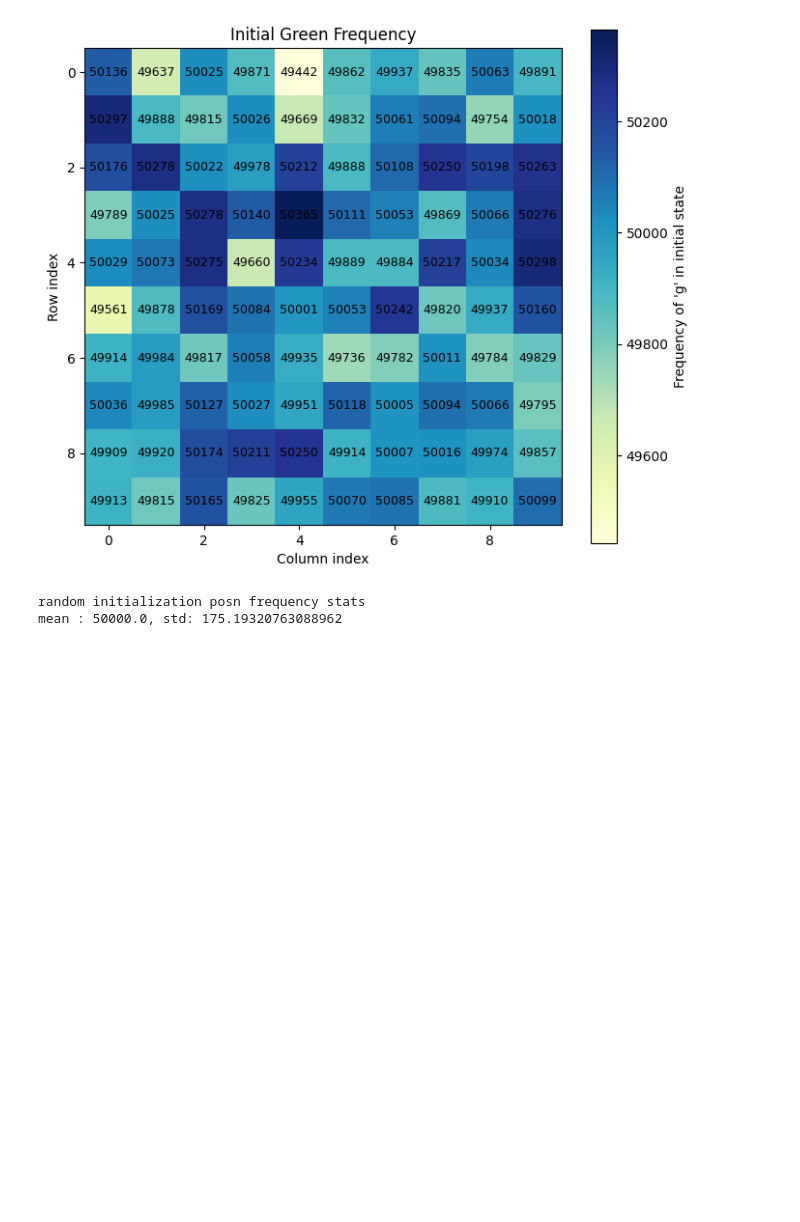
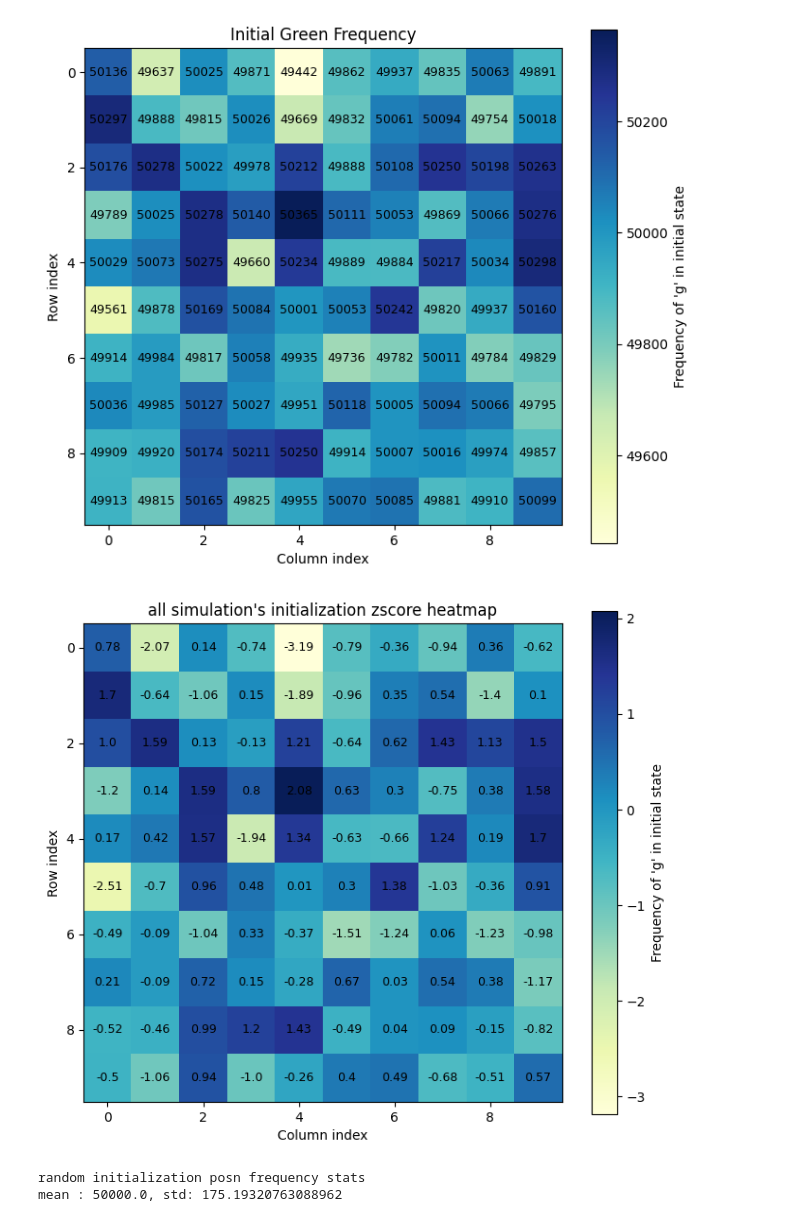
Before and after one commit to Frozha/maxis-mobile, a Jupyter notebook: python/log_reader.ipynb, the cells around one changed output. Drawn from its saved outputs; the diff is of its cells as text; code cells hidden in the pictures; blank space fills up the shorter version.

```diff
--- a/python/log_reader.ipynb
+++ b/python/log_reader.ipynb
@@ -486,6 +486,10 @@ freq = compute_initial_green_frequency(df, meta_rows, meta_cols)
 visualize_green_heatmap(freq)
 # %% [output]
 [figure]
+# %%
+visualize_green_heatmap(np.round((freq-freq.mean())/freq.std(), 2), title="all simulation's initialization zscore heatmap")
+# %% [output]
+[figure, added]
 # %%
 print("random initialization posn frequency stats")
 print(f"mean : {np.mean(freq)}, std: {np.std(freq)}")
```
Also changed, not shown: parts of 3 cells of this notebook.
